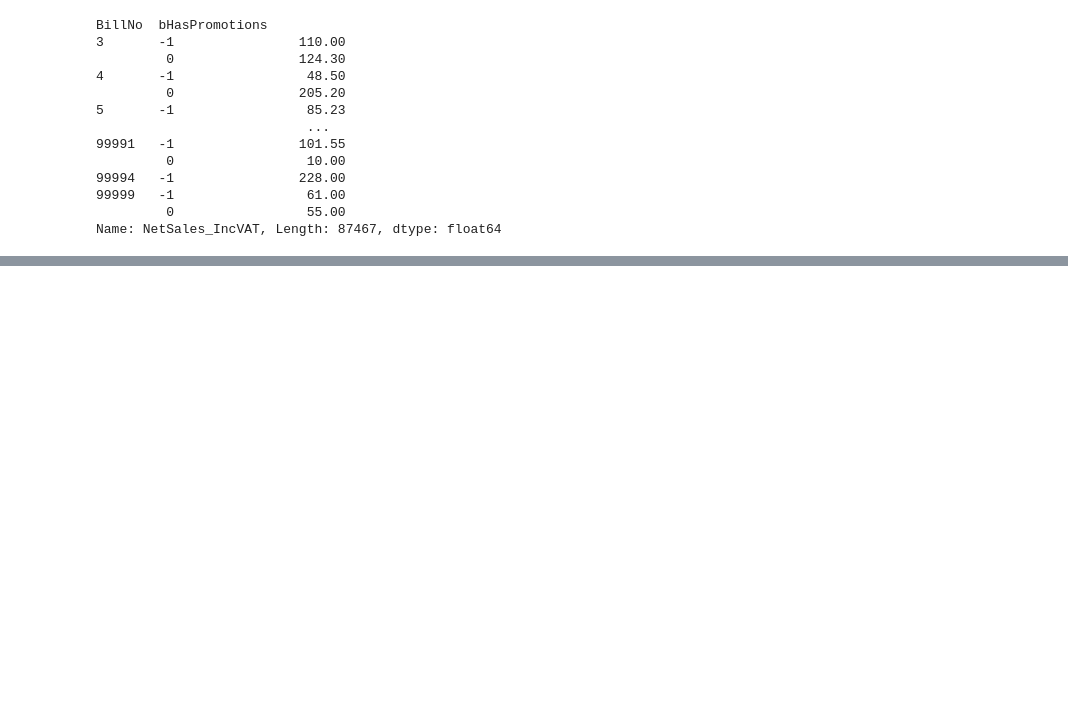
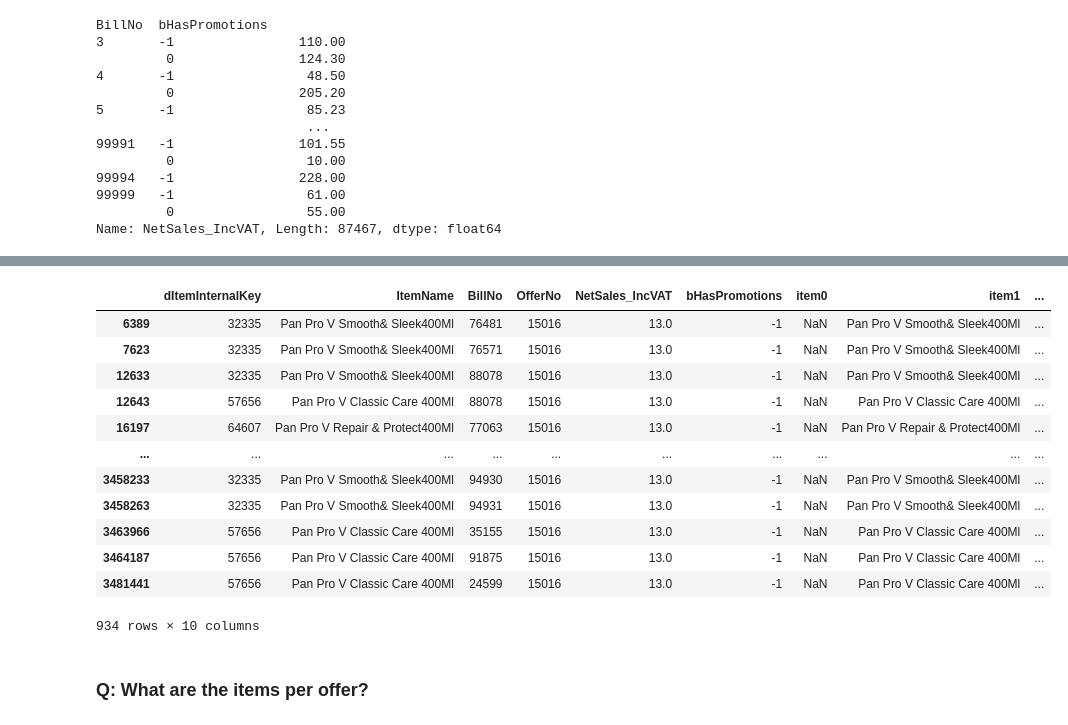
Before and after one commit to eng-aomar/cross-selling, a Jupyter notebook: bravo_datasets.ipynb, the cells around one changed output, grey strips where cells are left out. Cells and saved outputs as stored; diff of their text form; code cells hidden in the pictures; blank space fills up the shorter version.

```diff
--- a/bravo_datasets.ipynb
+++ b/bravo_datasets.ipynb
@@ -508,0 +512,18 @@ Streaming output truncated to the last 5000 lines.
+# %%
+df_netsales[df_netsales.OfferNo ==15016 ]
+# %% [output]
+|  | dItemInternalKey | ItemName | BillNo | OfferNo | NetSales_IncVAT | bHasPromotions | item0 | item1 | ... |
+| 6389 | 32335 | Pan Pro V Smooth& Sleek400Ml | 76481 | 15016 | 13.0 | -1 | NaN | Pan Pro V Smooth& Sleek400Ml | ... |
+| 7623 | 32335 | Pan Pro V Smooth& Sleek400Ml | 76571 | 15016 | 13.0 | -1 | NaN | Pan Pro V Smooth& Sleek400Ml | ... |
+| 12633 | 32335 | Pan Pro V Smooth& Sleek400Ml | 88078 | 15016 | 13.0 | -1 | NaN | Pan Pro V Smooth& Sleek400Ml | ... |
+| 12643 | 57656 | Pan Pro V Classic Care 400Ml | 88078 | 15016 | 13.0 | -1 | NaN | Pan Pro V Classic Care 400Ml | ... |
+| 16197 | 64607 | Pan Pro V Repair & Protect400Ml | 77063 | 15016 | 13.0 | -1 | NaN | Pan Pro V Repair & Protect400Ml | ... |
+| ... | ... | ... | ... | ... | ... | ... | ... | ... | ... |
+| 3458233 | 32335 | Pan Pro V Smooth& Sleek400Ml | 94930 | 15016 | 13.0 | -1 | NaN | Pan Pro V Smooth& Sleek400Ml | ... |
+| 3458263 | 32335 | Pan Pro V Smooth& Sleek400Ml | 94931 | 15016 | 13.0 | -1 | NaN | Pan Pro V Smooth& Sleek400Ml | ... |
+| 3463966 | 57656 | Pan Pro V Classic Care 400Ml | 35155 | 15016 | 13.0 | -1 | NaN | Pan Pro V Classic Care 400Ml | ... |
+| 3464187 | 57656 | Pan Pro V Classic Care 400Ml | 91875 | 15016 | 13.0 | -1 | NaN | Pan Pro V Classic Care 400Ml | ... |
+| 3481441 | 57656 | Pan Pro V Classic Care 400Ml | 24599 | 15016 | 13.0 | -1 | NaN | Pan Pro V Classic Care 400Ml | ... |
+934 rows × 10 columns
+# %% [markdown]
+### Q: What are the items per offer?
```
Also changed, not shown: parts of 5 cells of this notebook.
